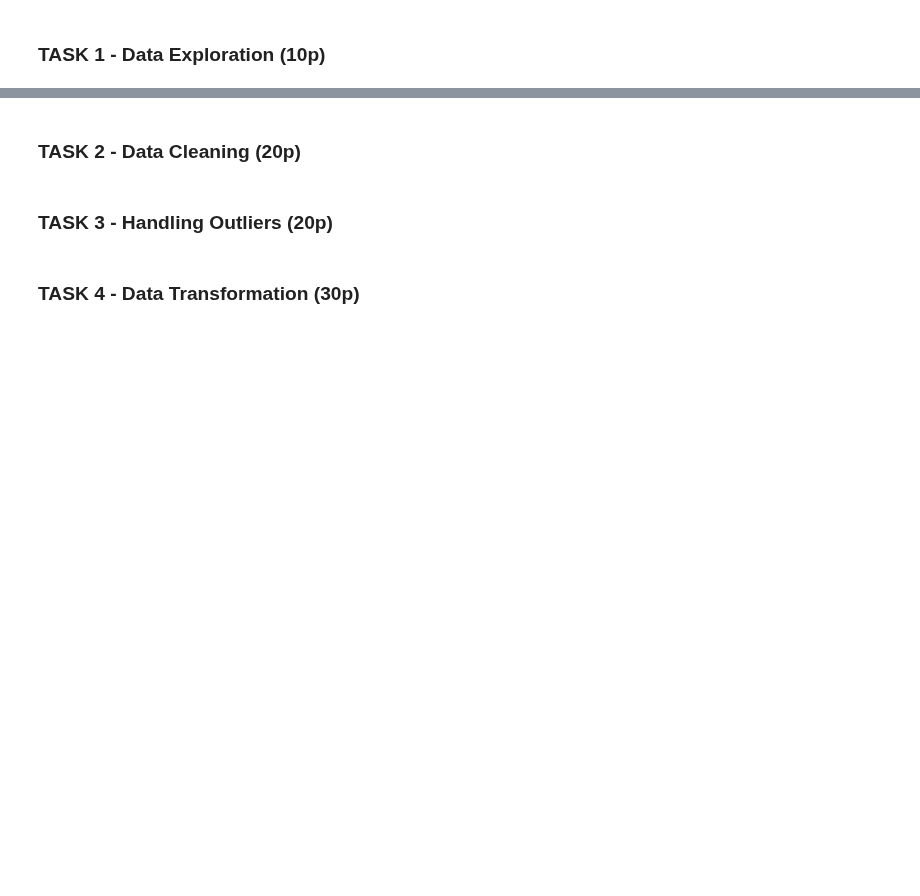
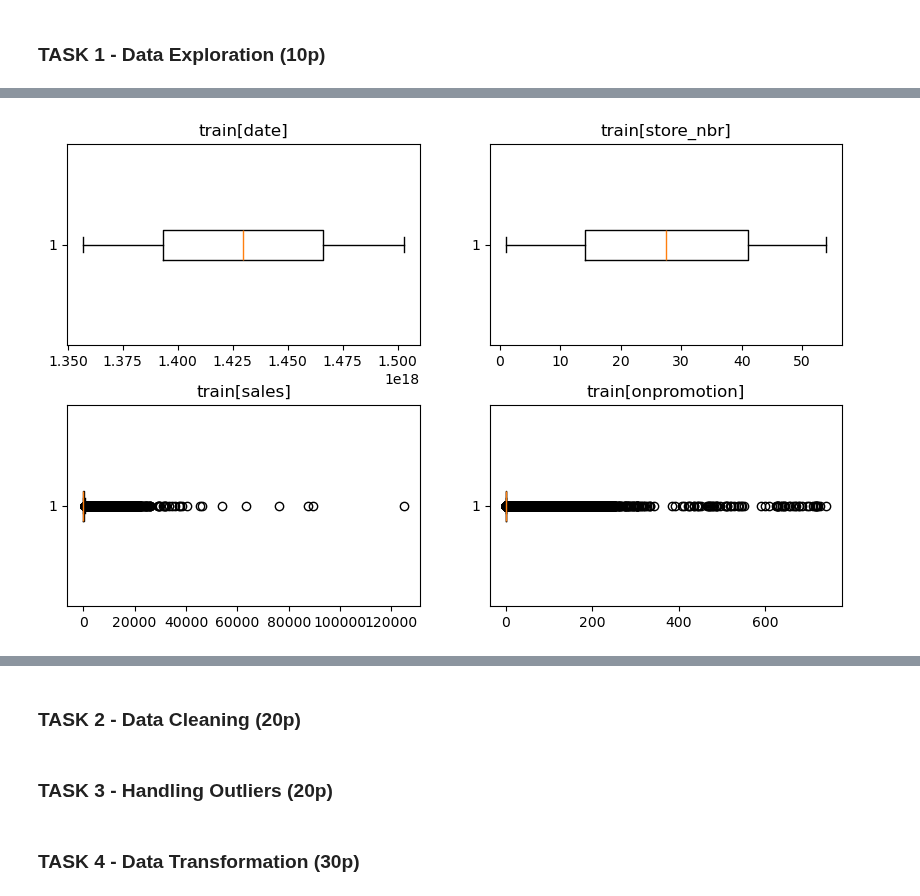
Before and after one commit to Anders-Stubberud/IT3212, a Jupyter notebook: assignment_1/notebook_Thomas.ipynb, the cells around one changed output, grey strips where cells are left out. Cells and saved outputs as stored; diff of their text form; code cells hidden in the pictures; blank space fills up the shorter version.

```diff
--- a/assignment_1/notebook_Thomas.ipynb
+++ b/assignment_1/notebook_Thomas.ipynb
@@ -28,0 +105,9 @@ train.head()
+# %%
+fig, axs = plt.subplots(2,2,figsize=(10, 6)); fig.subplots_adjust(wspace=0.2, hspace=0.3)
+axs[0,0].boxplot(x=train['date'], vert=False); axs[0,0].set_title('train[date]')
+axs[0,1].boxplot(x=train['store_nbr'], vert=False); axs[0,1].set_title('train[store_nbr]')
+axs[1,0].boxplot(x=train['sales'], vert=False); axs[1,0].set_title('train[sales]')
+axs[1,1].boxplot(x=train['onpromotion'], vert=False); axs[1,1].set_title('train[onpromotion]')
+plt.show()
+# %% [output]
+[figure, added]
```
Also changed, not shown: parts of 60 cells of this notebook.
